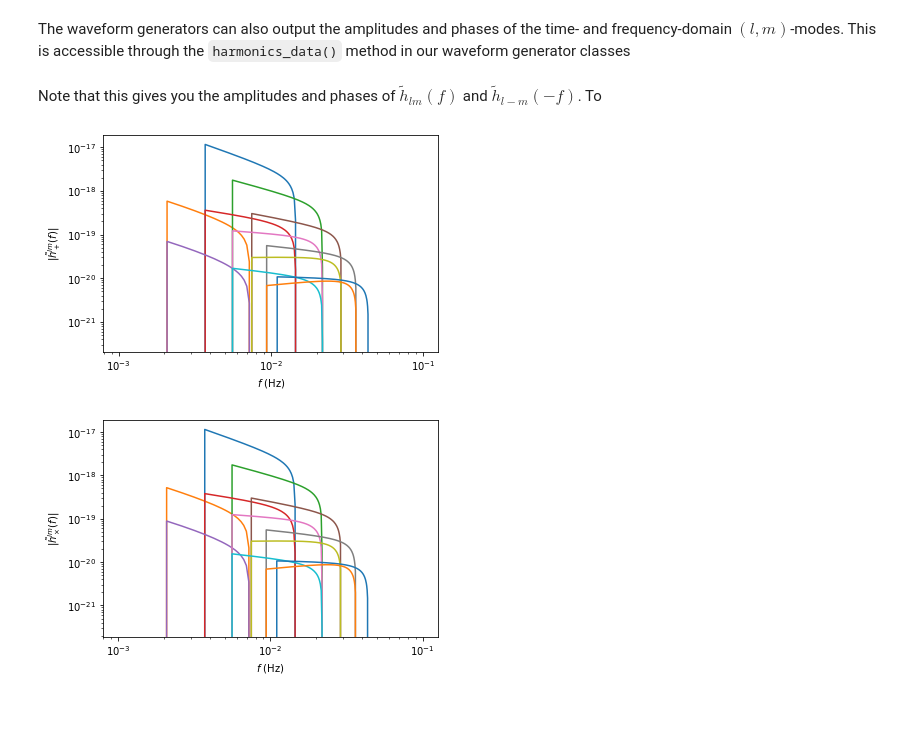
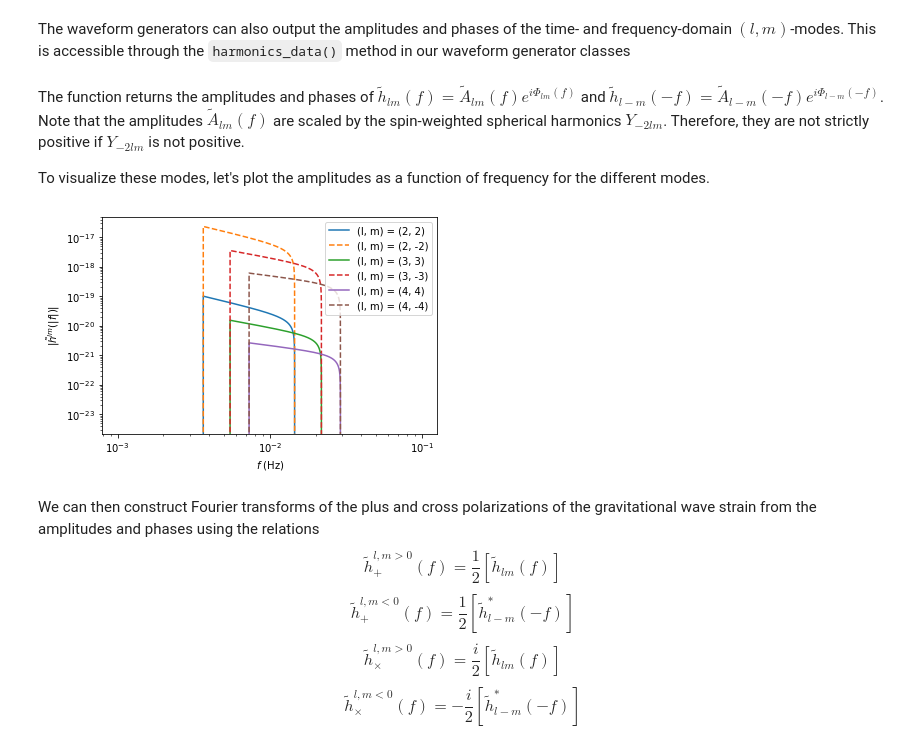
Before and after one commit to znasipak/bhpwave, a Jupyter notebook: quick_tutorial.ipynb, the cells around one changed output. Cells and saved outputs as stored; diff of their text form; code cells hidden in the pictures; blank space fills up the shorter version.

Commit message:
Updated transformations for x0 < 0

```diff
--- a/quick_tutorial.ipynb
+++ b/quick_tutorial.ipynb
@@ -99,22 +99,25 @@ plt.show()
 # %% [markdown]
 The waveform generators can also output the amplitudes and phases of the time- and frequency-domain $(l, m)$-modes. This is accessible through the `harmonics_data()` method in our waveform generator classes
 # %%
-Aflms, Phiflms = kerr_gen_fd.harmonics_data(*injection_paramters, select_modes=[(2,2), (3,3), (4,4)])
+lm_modes = [(2,2), (3,3), (4,4)]
+Aflms, Phiflms = kerr_gen_fd.harmonics_data(*injection_paramters, select_modes=lm_modes)
-# %% [markdown]
-Note that this gives you the amplitudes and phases of $\tilde{h}_{lm}(f)$ and $\tilde{h}_{l-m}(-f)$. To
+# %% [markdown]
+The function returns the amplitudes and phases of $\tilde{h}_{lm}(f) = \tilde{A}_{lm}(f) e^{i \Phi_{lm}(f)}$ and $\tilde{h}_{l-m}(-f) = \tilde{A}_{l-m}(-f) e^{i \Phi_{l-m}(-f)}$. Note that the amplitudes $\tilde{A}_{lm}(f)$ are scaled by the spin-weighted spherical harmonics $Y_{-2lm}$. Therefore, they are not strictly positive if $Y_{-2lm}$ is not positive.
+
+To visualize these modes, let's plot the amplitudes as a function of frequency for the different modes.
 # %%
-for hflm in hflms[0]:
-    plt.loglog(freq[freq > 1e-3][::2000], np.abs(hflm)[freq > 1e-3][::2000], label = 'FD')
-plt.ylabel("$|\\tilde{h}^{lm}_+(f)|$")
+for i in range(len(lm_modes)):
+    plt.loglog(freq[freq > 1e-3], np.abs(Aflms[2*i][freq > 1e-3]), label = f"(l, m) = ({lm_modes[i][0]}, {lm_modes[i][1]})")
+    plt.loglog(freq[freq > 1e-3], np.abs(Aflms[2*i+1][freq > 1e-3]), '--', label = f"(l, m) = ({lm_modes[i][0]}, -{lm_modes[i][1]})")
+plt.ylabel("$|\\tilde{h}^{lm}(|f|)|$")
 plt.xlabel("$f$ (Hz)")
-plt.savefig("fourierModes.jpg", dpi=300)
+plt.legend(loc = 'upper right')
+plt.show()
 # %% [output]
-[figure, old version]
+[figure, new version]
-# %%
-for hflm in hflms[1]:
-    plt.loglog(freq[freq > 1e-3][::2000], np.abs(hflm)[freq > 1e-3][::2000], label = 'FD')
-plt.ylabel("$|\\tilde{h}^{lm}_\\times(f)|$")
-plt.xlabel("$f$ (Hz)")
-plt.show()
-# %% [output]
-[figure, removed]
+# %% [markdown]
+We can then construct Fourier transforms of the plus and cross polarizations of the gravitational wave strain from the amplitudes and phases using the relations
+$$ \tilde{h}^{l,m>0}_+(f) = \frac{1}{2}\left[\tilde{h}_{lm}(f)\right] $$
+$$ \tilde{h}^{l,m<0}_+(f) = \frac{1}{2}\left[\tilde{h}^*_{l-m}(-f)\right] $$
+$$ \tilde{h}^{l,m>0}_\times(f) = \frac{i}{2}\left[\tilde{h}_{lm}(f)\right] $$
+$$ \tilde{h}^{l,m<0}_\times(f) = -\frac{i}{2}\left[\tilde{h}^*_{l-m}(-f)\right] $$
```
Also changed, not shown: 1 other file.
